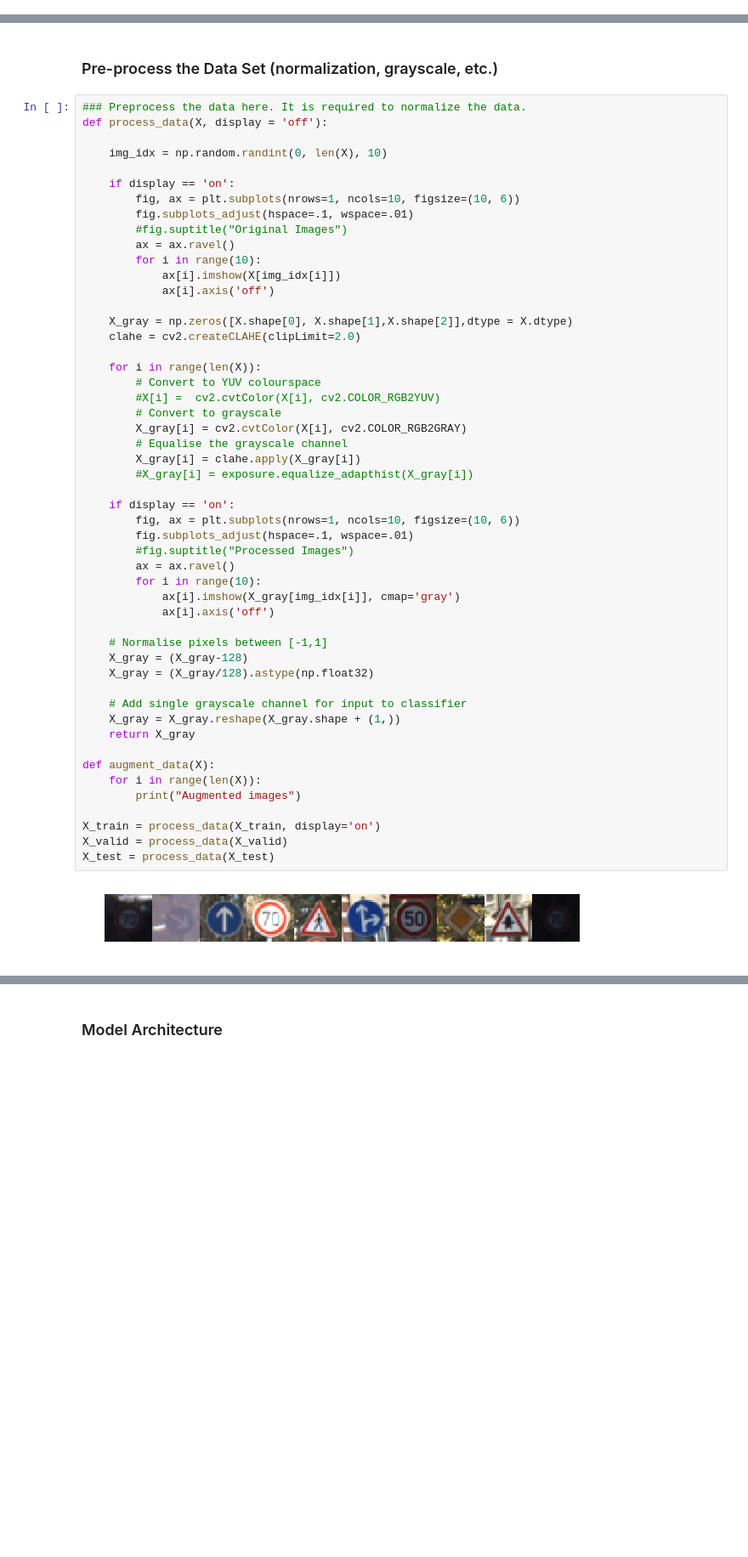
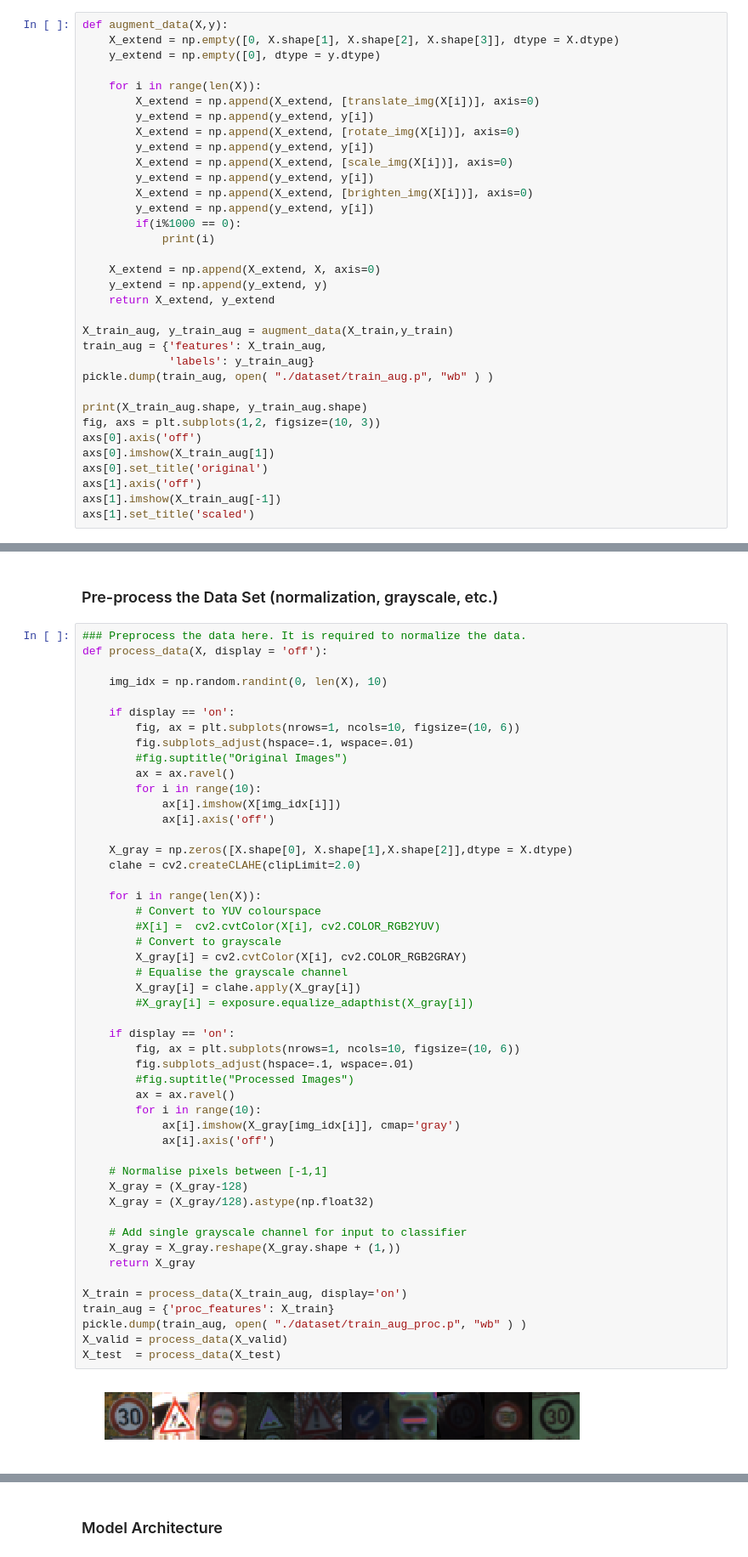
Before and after one commit to AjinkyaBhave/CarND_P2_ClassifySigns, a Jupyter notebook: Traffic_Sign_Classifier.ipynb, the cells around one changed output, grey strips where cells are left out. Shown at 85% size. Drawn from its saved outputs; the diff is of its cells as text; blank space fills up the shorter version.

Commit message:
Augmented training data created. Trying to train.

```diff
--- a/Traffic_Sign_Classifier.ipynb
+++ b/Traffic_Sign_Classifier.ipynb
@@ -183,0 +183,34 @@ axs[1].set_title('scaled')
+# %%
+def augment_data(X,y):
+    X_extend = np.empty([0, X.shape[1], X.shape[2], X.shape[3]], dtype = X.dtype)
+    y_extend = np.empty([0], dtype = y.dtype)
+
+    for i in range(len(X)):
+        X_extend = np.append(X_extend, [translate_img(X[i])], axis=0)
+        y_extend = np.append(y_extend, y[i])
+        X_extend = np.append(X_extend, [rotate_img(X[i])], axis=0)
+        y_extend = np.append(y_extend, y[i])
+        X_extend = np.append(X_extend, [scale_img(X[i])], axis=0)
+        y_extend = np.append(y_extend, y[i])
+        X_extend = np.append(X_extend, [brighten_img(X[i])], axis=0)
+        y_extend = np.append(y_extend, y[i])
+        if(i%1000 == 0):
+            print(i)
+
+    X_extend = np.append(X_extend, X, axis=0)
+    y_extend = np.append(y_extend, y)
+    return X_extend, y_extend
+
+X_train_aug, y_train_aug = augment_data(X_train,y_train)
+train_aug = {'features': X_train_aug,
+             'labels': y_train_aug}
+pickle.dump(train_aug, open( "./dataset/train_aug.p", "wb" ) )
+
+print(X_train_aug.shape, y_train_aug.shape)
+fig, axs = plt.subplots(1,2, figsize=(10, 3))
+axs[0].axis('off')
+axs[0].imshow(X_train_aug[1])
+axs[0].set_title('original')
+axs[1].axis('off')
+axs[1].imshow(X_train_aug[-1])
+axs[1].set_title('scaled')
@@ -202,37 +255,35 @@ def process_data(X, display = 'off'):
     clahe = cv2.createCLAHE(clipLimit=2.0)
 
     for i in range(len(X)):
         # Convert to YUV colourspace
         #X[i] =  cv2.cvtColor(X[i], cv2.COLOR_RGB2YUV)
         # Convert to grayscale
         X_gray[i] = cv2.cvtColor(X[i], cv2.COLOR_RGB2GRAY)
         # Equalise the grayscale channel
         X_gray[i] = clahe.apply(X_gray[i])
         #X_gray[i] = exposure.equalize_adapthist(X_gray[i])
 
     if display == 'on':
         fig, ax = plt.subplots(nrows=1, ncols=10, figsize=(10, 6))
         fig.subplots_adjust(hspace=.1, wspace=.01)
         #fig.suptitle("Processed Images")
         ax = ax.ravel()
         for i in range(10):
             ax[i].imshow(X_gray[img_idx[i]], cmap='gray')
             ax[i].axis('off')
 
     # Normalise pixels between [-1,1]
     X_gray = (X_gray-128)
     X_gray = (X_gray/128).astype(np.float32)
 
     # Add single grayscale channel for input to classifier
     X_gray = X_gray.reshape(X_gray.shape + (1,))
     return X_gray
 
-def augment_data(X):
-    for i in range(len(X)):
-        print("Augmented images")
-
-X_train = process_data(X_train, display='on')
+X_train = process_data(X_train_aug, display='on')
+train_aug = {'proc_features': X_train}
+pickle.dump(train_aug, open( "./dataset/train_aug_proc.p", "wb" ) )
 X_valid = process_data(X_valid)
-X_test = process_data(X_test)
+X_test  = process_data(X_test)
 # %% [output]
-[figure, old version]
+[figure, new version]
```
Also changed, not shown: parts of 7 cells of this notebook, 4 other files.
